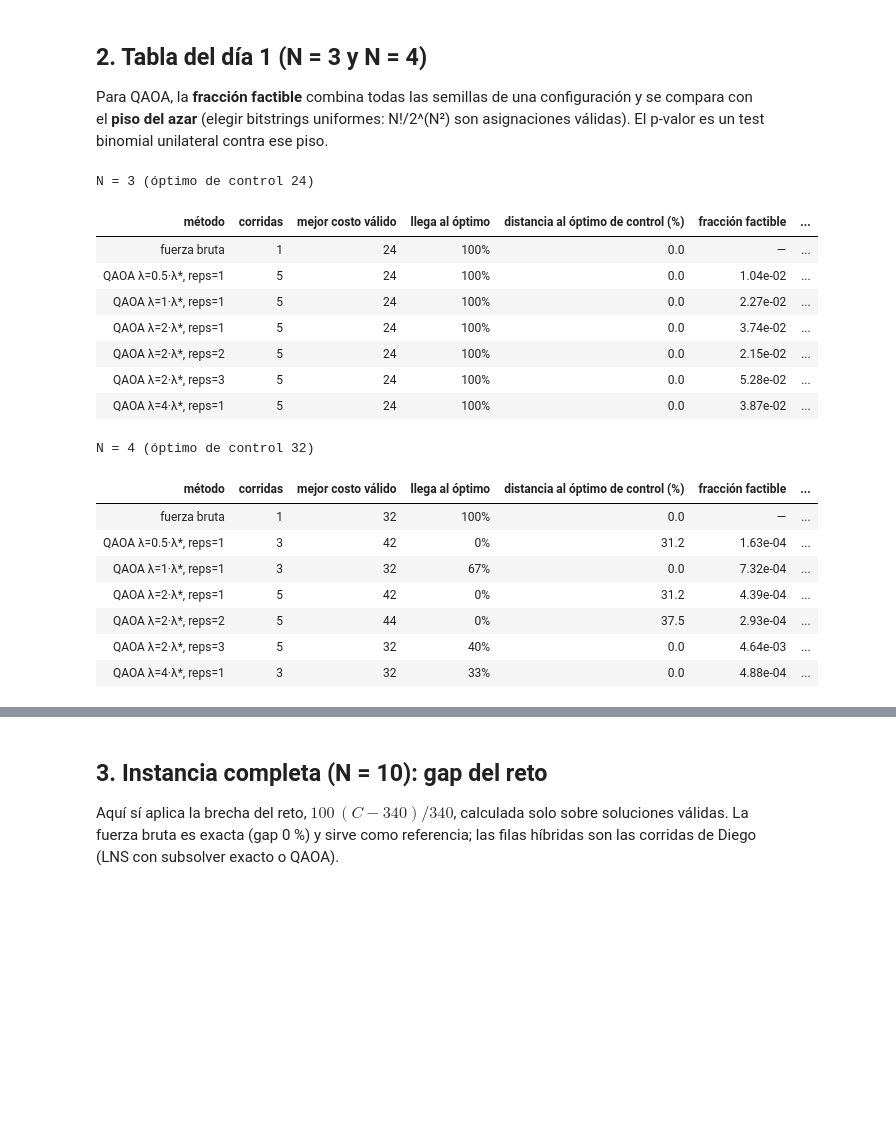
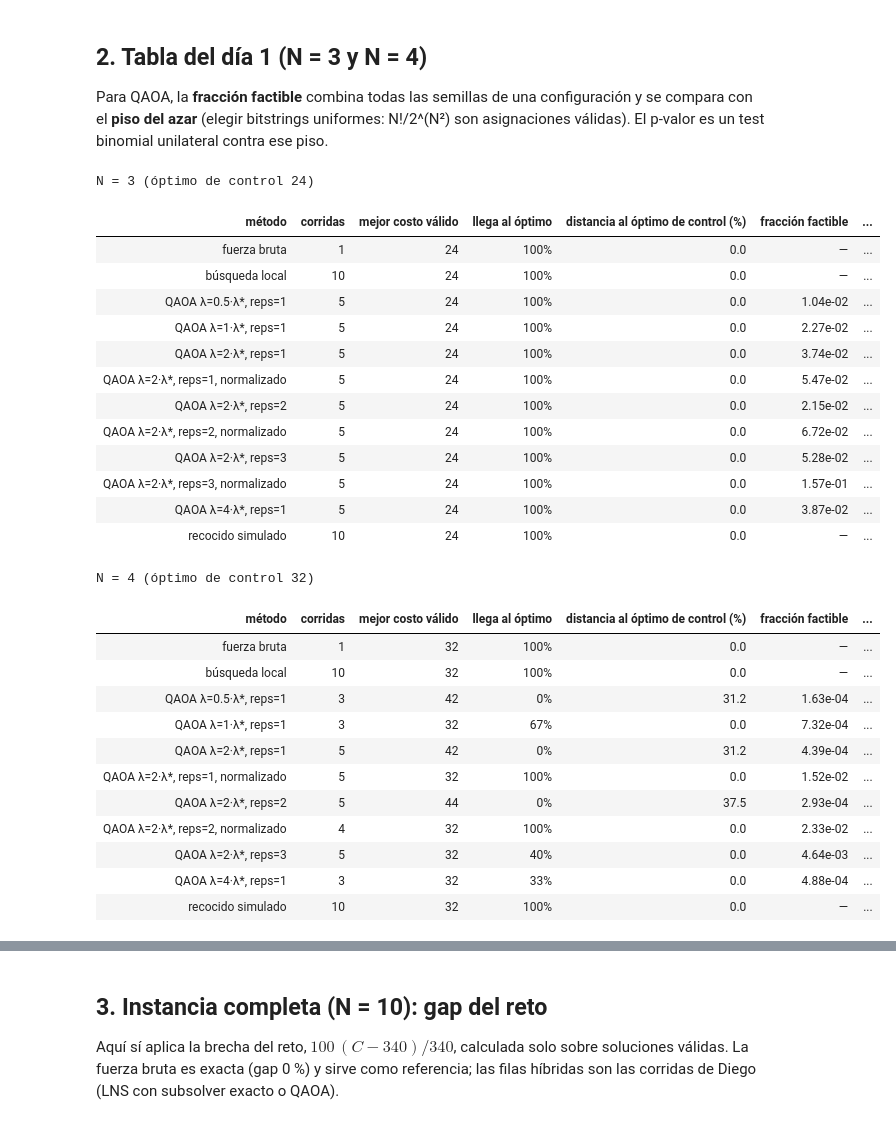
Before and after one commit to rodnm/hackathon-qiskit-fall-fest-2026, a Jupyter notebook: notebooks/07_comparacion.ipynb, the cells around one changed output, grey strips where cells are left out. Saved outputs shown, nothing was run; the diff lists cells and outputs as text; code cells hidden in the pictures; blank space fills up the shorter version.

```diff
--- a/notebooks/07_comparacion.ipynb
+++ b/notebooks/07_comparacion.ipynb
@@ -67,7 +67,8 @@ def label(config: str) -> str:
         return "fuerza bruta"
     match = re.match(r"qaoa lambda=([\d.]+)\*lambda\* reps=(\d+)", config)
     if match:
-        return f"QAOA λ={match.group(1)}·λ*, reps={match.group(2)}"
+        suffix = ", normalizado" if config.endswith("normalized") else ""
+        return f"QAOA λ={match.group(1)}·λ*, reps={match.group(2)}{suffix}"
     if config.startswith("local_search"):
         return "búsqueda local"
     if config.startswith("sa"):
@@ -105,35 +138,51 @@ Para QAOA, la **fracción factible** combina todas las semillas de una configura
 # %%
 day1_cols = {
     "label": "método", "runs": "corridas", "best_cost": "mejor costo válido", "reached_optimum_rate": "llega al óptimo",
     "best_gap_vs_control_pct": "distancia al óptimo de control (%)", "feasible_fraction": "fracción factible",
     "feasible_vs_floor": "× piso del azar", "p_value_vs_floor": "p-valor vs azar", "mean_seconds": "tiempo medio (s)",
 }
 comparison["label"] = comparison["config"].map(label)
+
+
+def p_value(v: float) -> str:
+    """Binomial p-values underflow to 0 for huge effects: show them as a bound."""
+    return "—" if pd.isna(v) else ("< 1e-300" if v == 0 else f"{v:.1e}")
+
+
 for n in (3, 4):
     table = comparison[comparison["n"] == n][list(day1_cols)].rename(columns=day1_cols)
     display(table.style.hide(axis="index").set_caption(f"N = {n} (óptimo de control {24 if n == 3 else 32})").format({
         "llega al óptimo": "{:.0%}", "fracción factible": "{:.2e}", "× piso del azar": "{:.2f}",
-        "p-valor vs azar": "{:.1e}", "tiempo medio (s)": "{:.2f}", "mejor costo válido": "{:.0f}",
+        "p-valor vs azar": p_value, "tiempo medio (s)": "{:.2f}", "mejor costo válido": "{:.0f}",
         "distancia al óptimo de control (%)": "{:.1f}"}, na_rep="—"))
 # %% [output]
 N = 3 (óptimo de control 24)
 | método | corridas | mejor costo válido | llega al óptimo | distancia al óptimo de control (%) | fracción factible | ... |
 | fuerza bruta | 1 | 24 | 100% | 0.0 | — | ... |
+| búsqueda local | 10 | 24 | 100% | 0.0 | — | ... |
 | QAOA λ=0.5·λ*, reps=1 | 5 | 24 | 100% | 0.0 | 1.04e-02 | ... |
 | QAOA λ=1·λ*, reps=1 | 5 | 24 | 100% | 0.0 | 2.27e-02 | ... |
 | QAOA λ=2·λ*, reps=1 | 5 | 24 | 100% | 0.0 | 3.74e-02 | ... |
+| QAOA λ=2·λ*, reps=1, normalizado | 5 | 24 | 100% | 0.0 | 5.47e-02 | ... |
 | QAOA λ=2·λ*, reps=2 | 5 | 24 | 100% | 0.0 | 2.15e-02 | ... |
+| QAOA λ=2·λ*, reps=2, normalizado | 5 | 24 | 100% | 0.0 | 6.72e-02 | ... |
 | QAOA λ=2·λ*, reps=3 | 5 | 24 | 100% | 0.0 | 5.28e-02 | ... |
+| QAOA λ=2·λ*, reps=3, normalizado | 5 | 24 | 100% | 0.0 | 1.57e-01 | ... |
 | QAOA λ=4·λ*, reps=1 | 5 | 24 | 100% | 0.0 | 3.87e-02 | ... |
+| recocido simulado | 10 | 24 | 100% | 0.0 | — | ... |
 N = 4 (óptimo de control 32)
 | método | corridas | mejor costo válido | llega al óptimo | distancia al óptimo de control (%) | fracción factible | ... |
 | fuerza bruta | 1 | 32 | 100% | 0.0 | — | ... |
+| búsqueda local | 10 | 32 | 100% | 0.0 | — | ... |
 | QAOA λ=0.5·λ*, reps=1 | 3 | 42 | 0% | 31.2 | 1.63e-04 | ... |
 | QAOA λ=1·λ*, reps=1 | 3 | 32 | 67% | 0.0 | 7.32e-04 | ... |
 | QAOA λ=2·λ*, reps=1 | 5 | 42 | 0% | 31.2 | 4.39e-04 | ... |
+| QAOA λ=2·λ*, reps=1, normalizado | 5 | 32 | 100% | 0.0 | 1.52e-02 | ... |
 | QAOA λ=2·λ*, reps=2 | 5 | 44 | 0% | 37.5 | 2.93e-04 | ... |
+| QAOA λ=2·λ*, reps=2, normalizado | 4 | 32 | 100% | 0.0 | 2.33e-02 | ... |
 | QAOA λ=2·λ*, reps=3 | 5 | 32 | 40% | 0.0 | 4.64e-03 | ... |
 | QAOA λ=4·λ*, reps=1 | 3 | 32 | 33% | 0.0 | 4.88e-04 | ... |
+| recocido simulado | 10 | 32 | 100% | 0.0 | — | ... |
 # %%
 from matplotlib.lines import Line2D
 from matplotlib.ticker import NullFormatter
```
Also changed, not shown: parts of 11 cells of this notebook, 11 other files.
